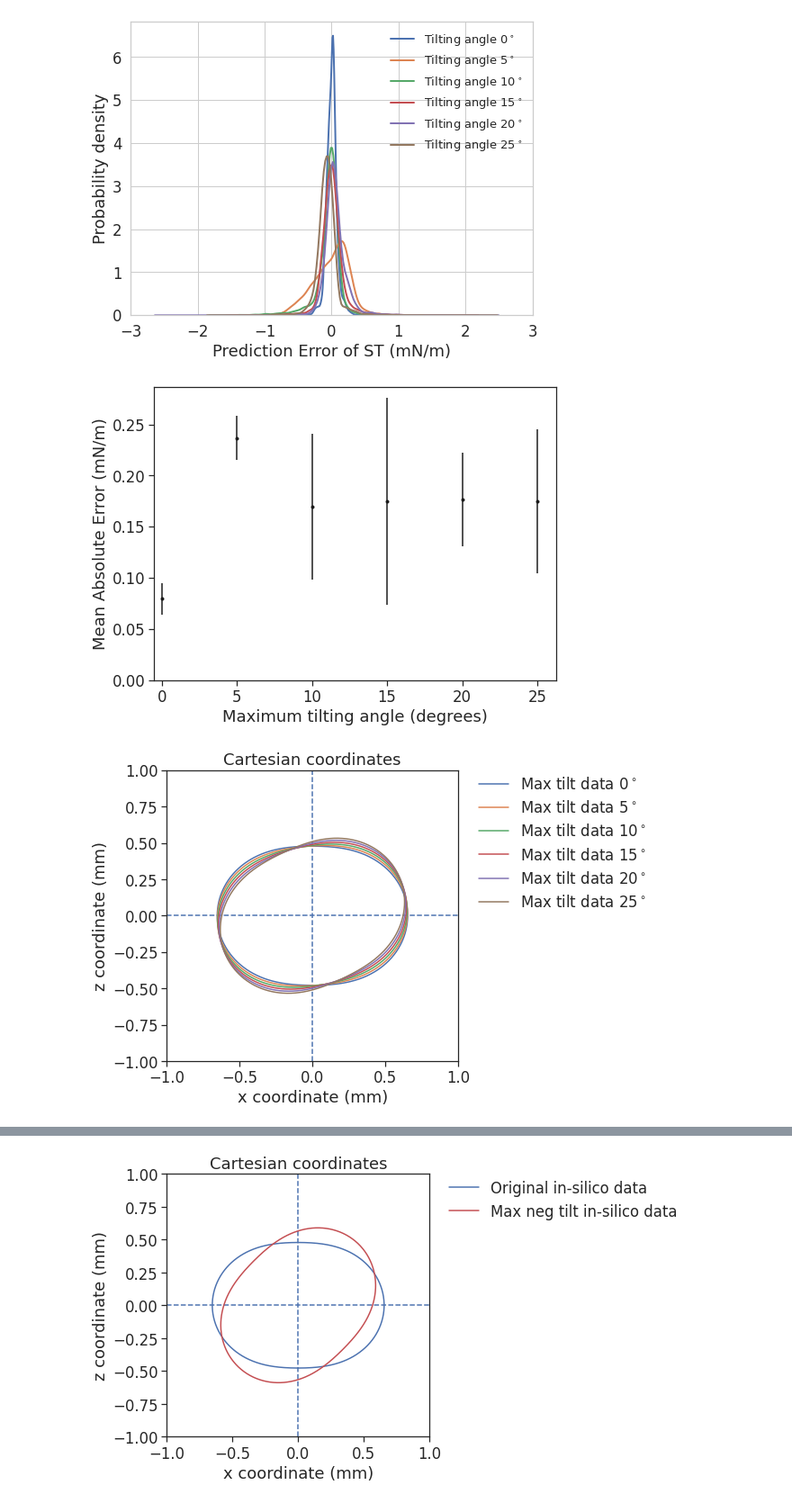
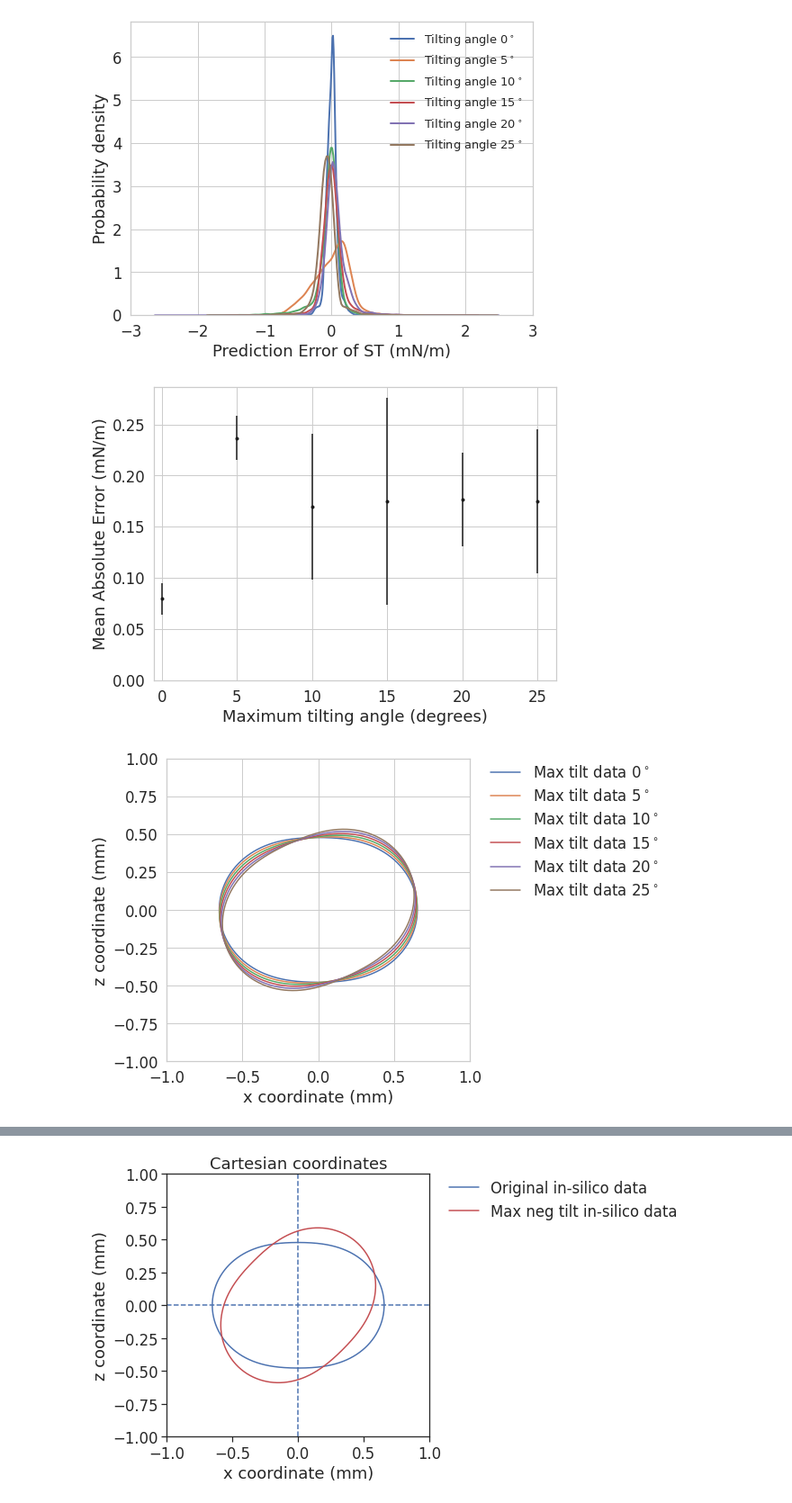
Before and after one commit to sargyri/Drop_Lev, a Jupyter notebook: Machine_learning/ST_prediction_theory.ipynb, the cells around one changed output, grey strips where cells are left out. Shown at 90% size. Saved outputs shown, nothing was run; the diff lists cells and outputs as text; code cells hidden in the pictures.

```diff
--- a/Machine_learning/ST_prediction_theory.ipynb
+++ b/Machine_learning/ST_prediction_theory.ipynb
@@ -999,14 +1002,14 @@ dataset.tail()
 
 n=0
 rand_cont=np.array([0, 1500, 3000, 5000, 6000, 7500])
-savefig=False
+savefig=True
 
-points=175
+points=900
 
 plt.figure(figsize=(8,6))
 plt.title('Polar coordinates')
 for n in rand_cont:
-  plt.plot(dataset.iloc[n, points:2*points], dataset.iloc[n, 0:points], 'o')
+  plt.plot(dataset.iloc[n, points:2*points], dataset.iloc[n, 0:points])
 plt.ylabel('Radius, ρ (mm)')
 plt.xlabel('Azimuth angle, θ (rad)')
 if savefig==True:
@@ -1017,11 +1020,11 @@ plt.figure(figsize=(8,6))
 plt.title('Cartesian coordinates')
 for i in rand_cont:
   x, y=pol2cart_theta(dataset.iloc[i, 0:points].values, dataset.iloc[i, points:2*points].values)
-  plt.plot(x, y, '-o')
+  plt.plot(x, y)
 ax = plt.gca()
 ax.set_aspect(1)
-ax.set_xlim([-1.5,1.5])
-ax.set_ylim([-1.5,1.5])
+ax.set_xlim([-1, 1])
+ax.set_ylim([-1, 1])
 plt.xlabel('x coordinate (mm)')
 plt.ylabel('z coordinate (mm)')
 if savefig==True:
@@ -2573,7 +2576,7 @@ for i in range(int(len(Mae_values)/repeat)):
   j=j+repeat
 # %%
 from statistics import stdev
-sns.set_theme(style='ticks', font_scale=1.5)
+sns.set_theme(style='whitegrid', font_scale=1.5)
 savefig=False
 
 Mae_0=[0.11, 0.07, 0.08, 0.08, 0.07, 0.07]
@@ -2600,42 +2603,43 @@ if savefig==True:
   plt.savefig(path+'MAE_Vs_ST_degree_of_tilt_svg_'+date, dpi=300, format='svg')
   plt.savefig(path+'MAE_Vs_ST_degree_of_tilt_png_'+date, dpi=300, format='png')
 # %% [output]
-[figure, old version]
+[figure, new version]
 # %%
 dataset900=pd.read_csv('/content/drive/MyDrive/DropLev/for_draft/In_silico/dataset/raw_dataset_same_theta_after_conditions_900points.csv', ';')
 sampling=900
 path='/content/drive/My Drive/DropLev/for_draft/In_silico/'
 date=str('20220406')
 
+sns.set_theme(style='whitegrid', font_scale=1.5)
 savefig=True
 angles=[0, 5, 10, 15, 20, 25]
 degree2rad=np.pi/180
 
 plt.figure(figsize=(8,6))
-plt.title('Cartesian coordinates')
-plt.plot(range(-1,2), np.repeat(0, len(range(-1,2))), '--b')
-plt.plot(np.repeat(0, len(range(-1,2))), range(-1,2), '--b')
+# plt.title('Cartesian coordinates')
+# plt.plot(range(-1,2), np.repeat(0, len(range(-1,2))), '--b')
+# plt.plot(np.repeat(0, len(range(-1,2))), range(-1,2), '--b')
 for i in range(len(angles)):
   angle=np.repeat(angles[i], len(dataset900))*degree2rad
   x, y=pol2cart_theta(dataset900.iloc[0, 0:sampling].values, dataset900.iloc[0, sampling:sampling*2].values)
   # Counter clockwise rotation if angle > 0 and clockwise if angle < 0
   rot_x = np.multiply(np.cos(angle)[0, np.newaxis], x) - np.multiply(np.sin(angle)[0, np.newaxis], y)
   rot_y = np.multiply(np.sin(angle)[0, np.newaxis], x) + np.multiply(np.cos(angle)[0, np.newaxis], y)
   plt.plot(rot_x, rot_y, label='Max tilt data %d$^\circ$' %angles[i])
 ax = plt.gca()
 ax.set_aspect(1)
 ax.set_xlim([-1,1])
 ax.set_ylim([-1,1])
 plt.xlabel('x coordinate (mm)')
 plt.ylabel('z coordinate (mm)')
 plt.legend(bbox_to_anchor=(1.05, 1), loc=2, borderaxespad=0, frameon=False)
 plt.tight_layout()
 plt.gcf()
 if savefig==True:
   plt.savefig(path+'tilted_pos_contours_svg'+date, dpi=300, format='svg')
   plt.savefig(path+'tilted_pos_contours_png'+date, dpi=300, format='png')
 # %% [output]
-[figure, old version]
+[figure, new version]
 # %%
 savefig=True
 
```
Also changed, not shown: parts of 5 cells of this notebook.
